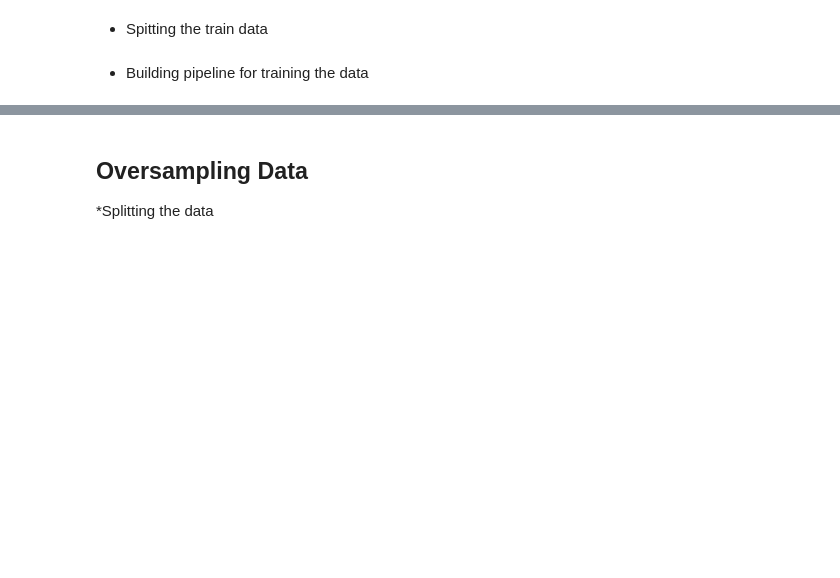
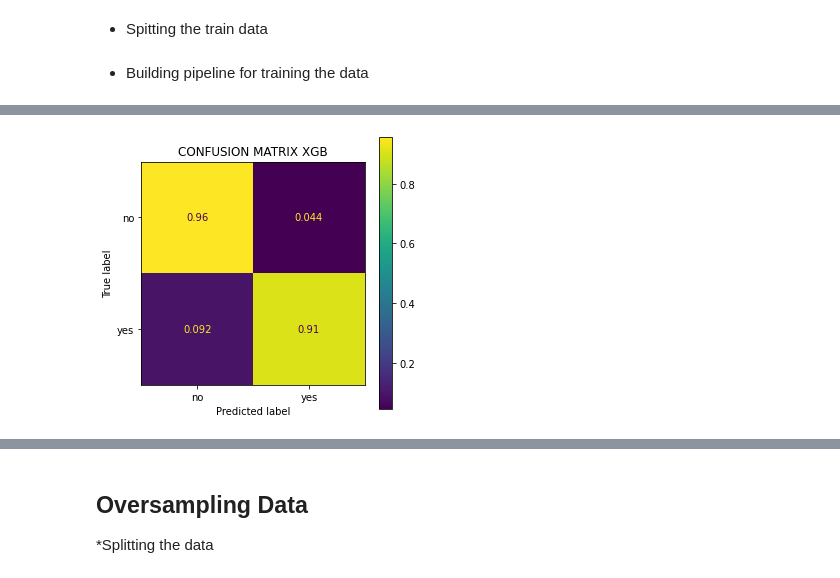
Before and after one commit to akinyosoyeisaac/DSN-KOWOPE-MART, a Jupyter notebook: notebook/EDA.ipynb, the cells around one changed output, grey strips where cells are left out. Cells and saved outputs as stored; diff of their text form; code cells hidden in the pictures; blank space fills up the shorter version.

```diff
--- a/notebook/EDA.ipynb
+++ b/notebook/EDA.ipynb
@@ -282,0 +329,7 @@ classification_report(y_test, y_pred_rf)
+# %%
+fig, ax = plt.subplots(figsize=(5,5))
+ConfusionMatrixDisplay.from_predictions(y_true=y_test, y_pred=y_pred_xgb, normalize="true", labels=[0,1], display_labels=["no", "yes"], ax=ax)
+ax.set_title("CONFUSION MATRIX XGB");
+plt.savefig("report/confusion_matrix_xgb.jpg")
+# %% [output]
+[figure, added]
```
Also changed, not shown: parts of 36 cells of this notebook, 9 other files.
